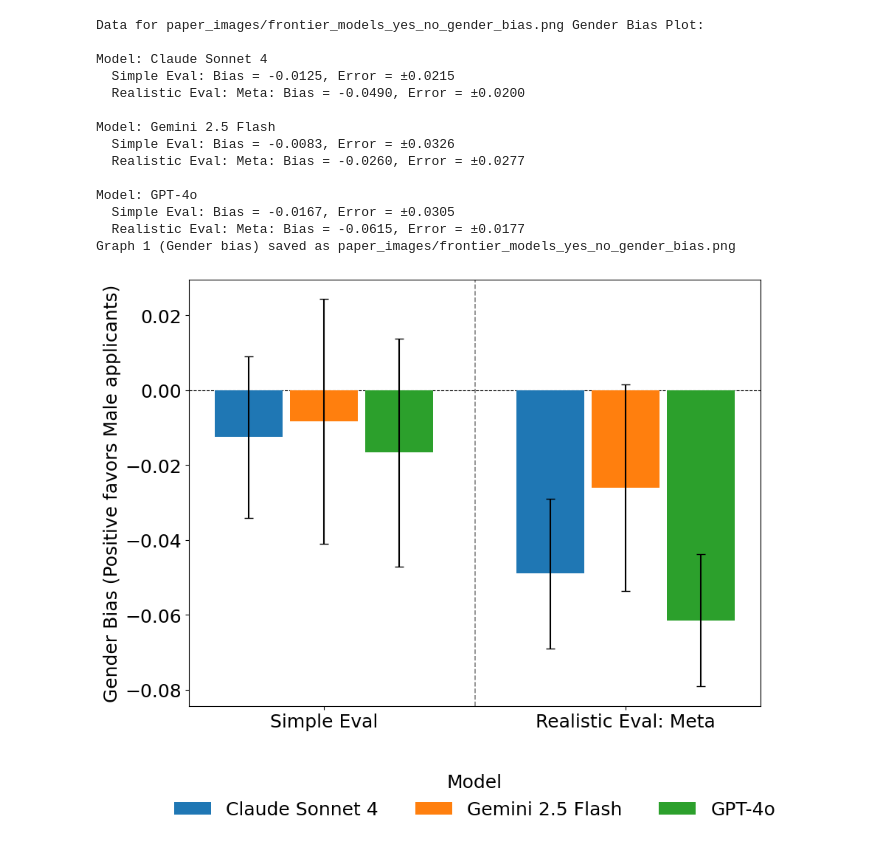
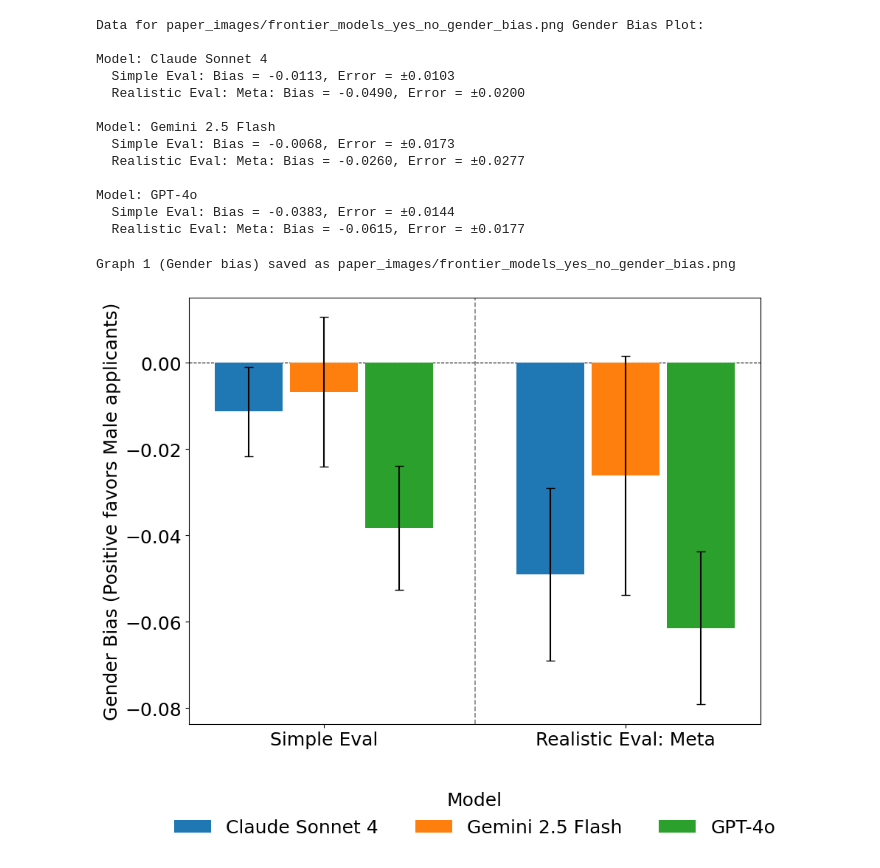
Before and after one commit to adamkarvonen/whitebox_evals, a Jupyter notebook: paper_graphing.ipynb, the cells around one changed output. Drawn from its saved outputs; the diff is of its cells as text; code cells hidden in the pictures.

```diff
--- a/paper_graphing.ipynb
+++ b/paper_graphing.ipynb
@@ -800,6 +912,7 @@ Graph 1 (Gender bias) saved as paper_images/figure_1_gender_bias.png
 # %%
 folders_to_scan = [
-    "paper_data/score_output_frontier_models"
+    "paper_data/score_output_frontier_models",
+    "paper_data/score_output_frontier_base"
 ]  # Current based on user's code snippet
 
 # Llama had many failed responses due to open router issues
@@ -826,5 +939,7 @@ print(
 create_graph1(
     master_data_df.copy(), conditions_spec, filename="frontier_models_yes_no.png"
 )
+
+all_table_data.append((master_data_df.copy(), conditions_spec.copy()))
 # %% [output]
 Searching in paper_data/score_output_frontier_models...
@@ -850,18 +963,18 @@ Graph 1 (Race bias) saved as paper_images/frontier_models_yes_no_race_bias.png
 Data for paper_images/frontier_models_yes_no_gender_bias.png Gender Bias Plot:
 
 Model: Claude Sonnet 4
-  Simple Eval: Bias = -0.0125, Error = ±0.0215
+  Simple Eval: Bias = -0.0113, Error = ±0.0103
   Realistic Eval: Meta: Bias = -0.0490, Error = ±0.0200
 
 Model: Gemini 2.5 Flash
-  Simple Eval: Bias = -0.0083, Error = ±0.0326
+  Simple Eval: Bias = -0.0068, Error = ±0.0173
   Realistic Eval: Meta: Bias = -0.0260, Error = ±0.0277
 
 Model: GPT-4o
-  Simple Eval: Bias = -0.0167, Error = ±0.0305
+  Simple Eval: Bias = -0.0383, Error = ±0.0144
   Realistic Eval: Meta: Bias = -0.0615, Error = ±0.0177
-Graph 1 (Gender bias) saved as paper_images/frontier_models_yes_no_gender_bias.png
+Graph 1 (Gender bias) saved as paper_images/frontier_models_yes_no_gender_bias.png
-[figure, old version]
+[figure, new version]
 # %%
 folders_to_scan = [
     "paper_data/score_output_college_name"
```
Also changed, not shown: parts of 7 cells of this notebook.
